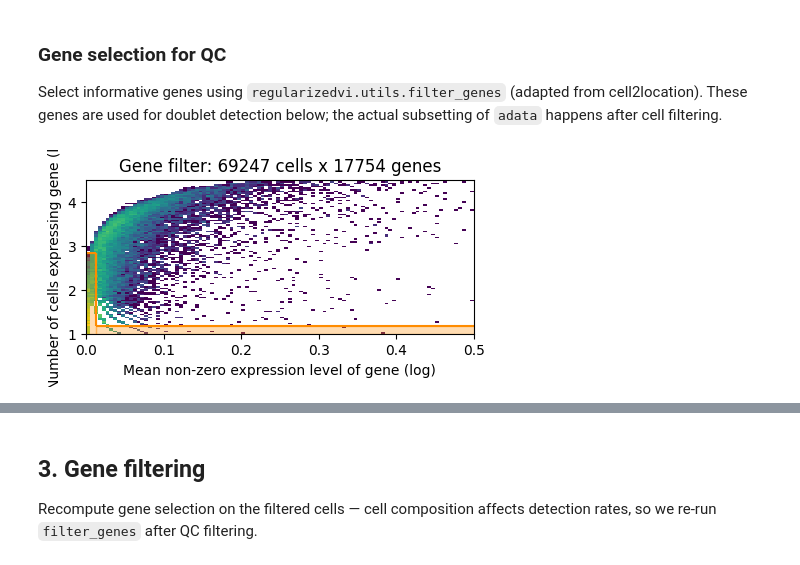
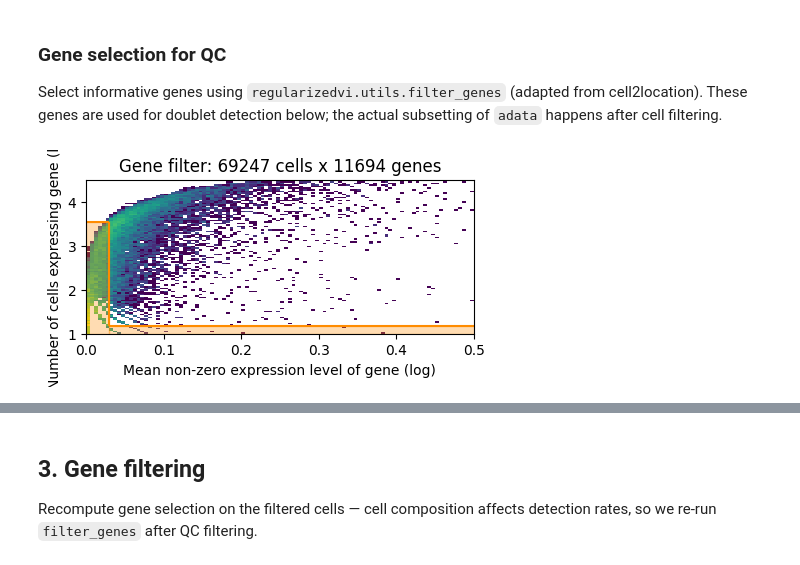
Before and after one commit to vitkl/regularizedvi, a Jupyter notebook: docs/notebooks/bone_marrow_tutorial.ipynb, the cells around one changed output, grey strips where cells are left out. Saved outputs shown, nothing was run; the diff lists cells and outputs as text; code cells hidden in the pictures.

```diff
--- a/docs/notebooks/bone_marrow_tutorial.ipynb
+++ b/docs/notebooks/bone_marrow_tutorial.ipynb
@@ -107,12 +126,12 @@ Select informative genes using `regularizedvi.utils.filter_genes` (adapted from
 # %%
 from regularizedvi.utils import filter_genes
 
 selected = filter_genes(
     adata,
     cell_count_cutoff=15,
-    cell_percentage_cutoff2=0.01,
-    nonz_mean_cutoff=1.03,
+    cell_percentage_cutoff2=0.05,
+    nonz_mean_cutoff=1.07,
 )
 # %% [output]
-[figure, old version]
+[figure, new version]
 # %%
```
Also changed, not shown: parts of 12 cells of this notebook, 21 other files.
